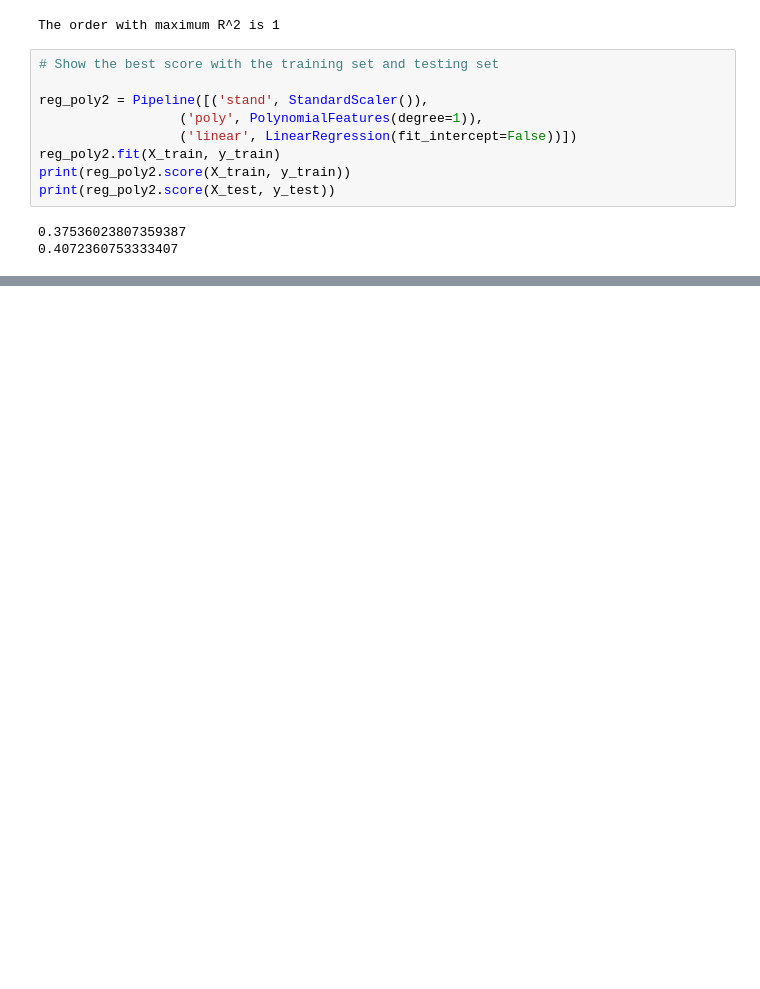
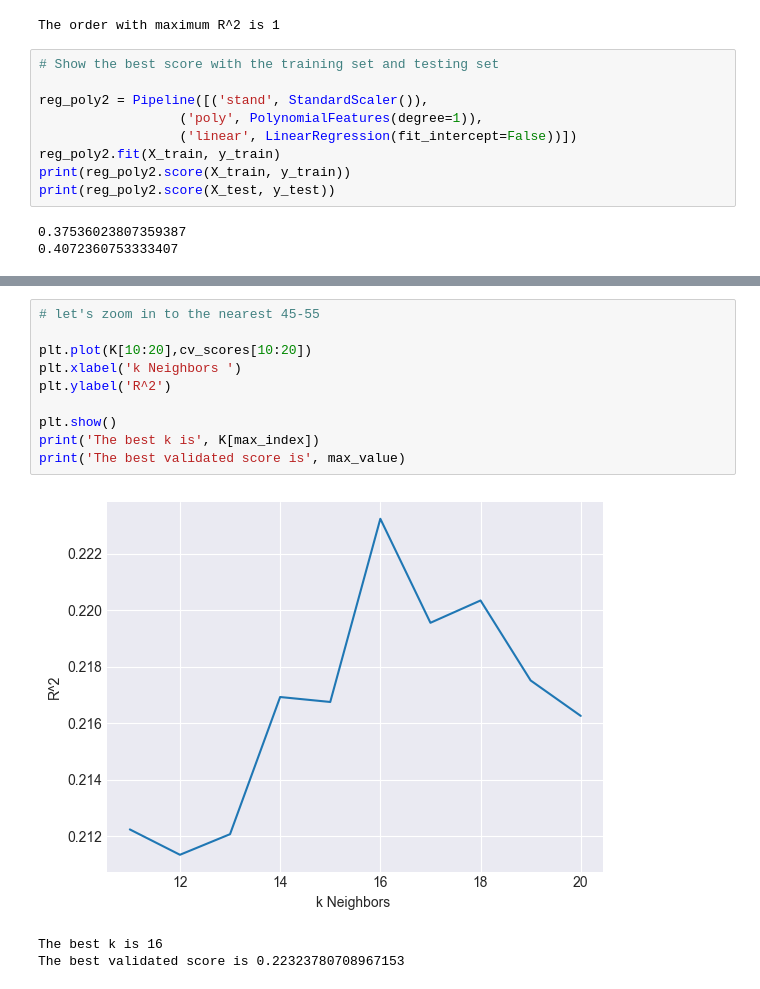
Before and after one commit to Detopall/machine-learning-project, a Jupyter notebook: projected_revenue.ipynb, the cells around one changed output, grey strips where cells are left out. Cells and saved outputs as stored; diff of their text form; blank space fills up the shorter version.

```diff
--- a/projected_revenue.ipynb
+++ b/projected_revenue.ipynb
@@ -121,0 +160,14 @@ print(reg_poly2.score(X_test, y_test))
+# %%
+# let's zoom in to the nearest 45-55
+
+plt.plot(K[10:20],cv_scores[10:20])
+plt.xlabel('k Neighbors ')
+plt.ylabel('R^2')
+
+plt.show()
+print('The best k is', K[max_index])
+print('The best validated score is', max_value)
+# %% [output]
+[figure, added]
+The best k is 16
+The best validated score is 0.22323780708967153
```
Also changed, not shown: parts of 9 cells of this notebook.
